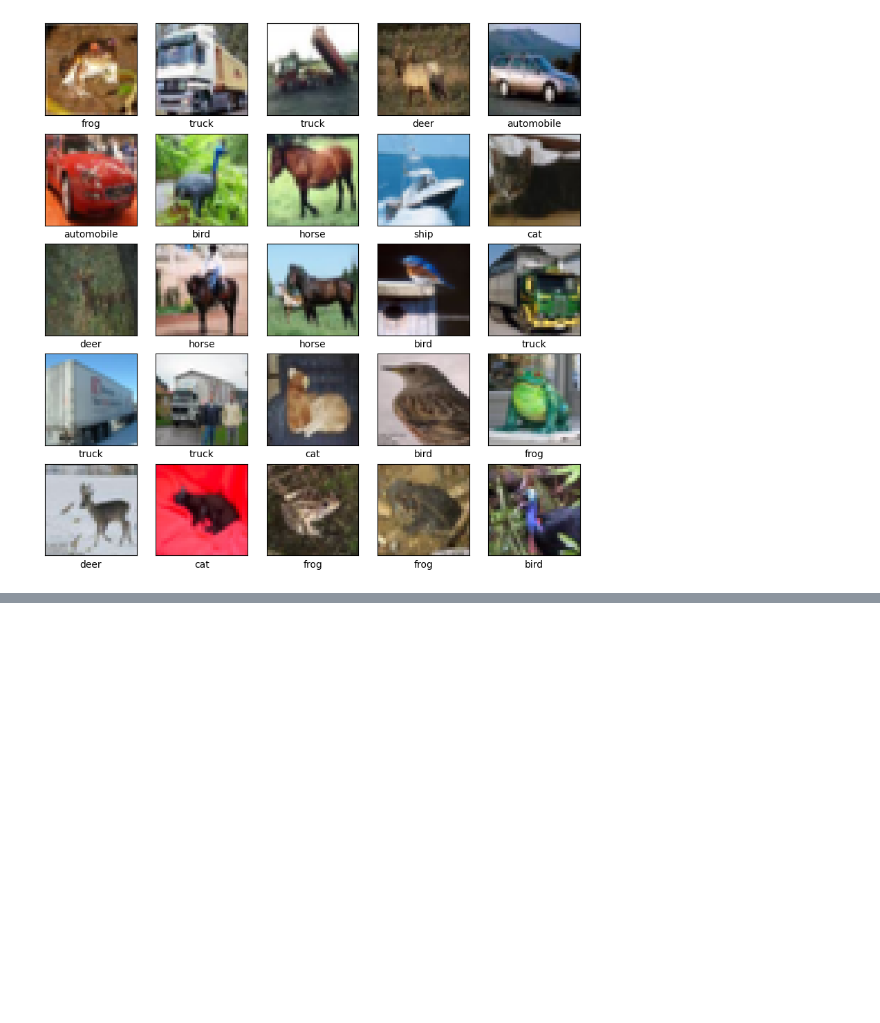
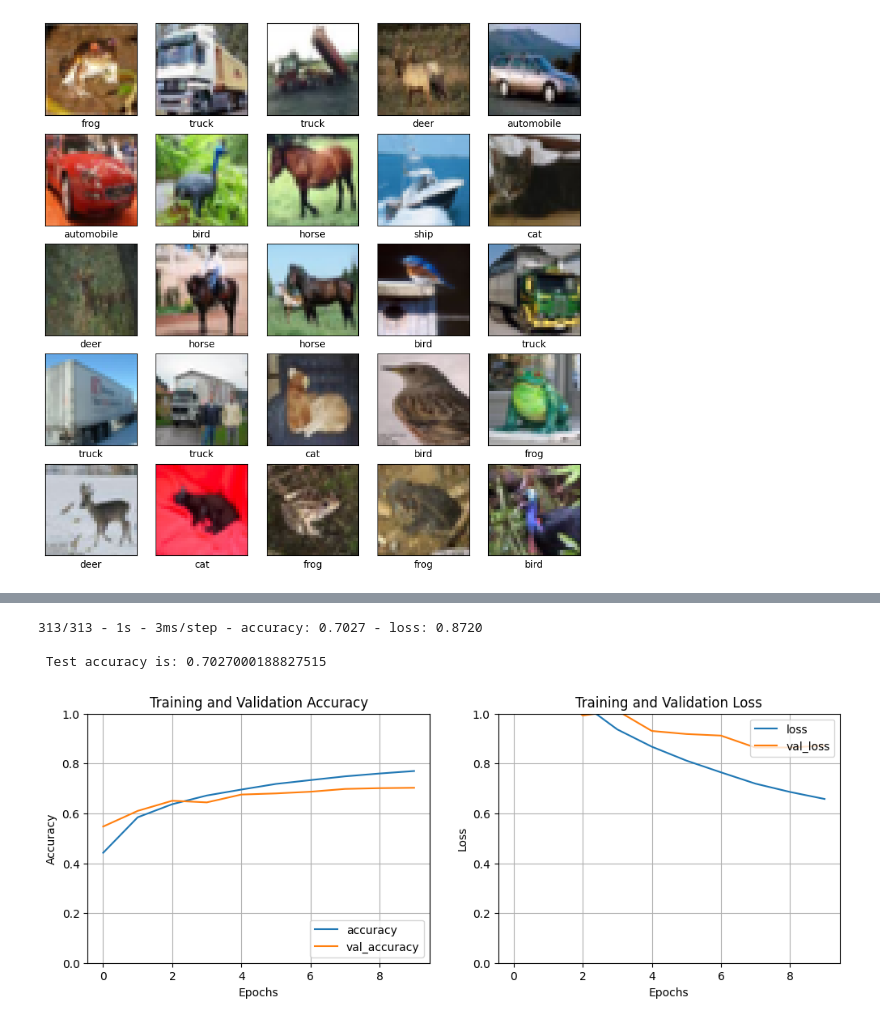
Before and after one commit to Piyushthourani/Image-Classifier-project, a Jupyter notebook: Image_classifier.ipynb, the cells around one changed output, grey strips where cells are left out. Drawn from its saved outputs; the diff is of its cells as text; code cells hidden in the pictures; blank space fills up the shorter version.

Commit message:
Trained model and calculate performance

```diff
--- a/Image_classifier.ipynb
+++ b/Image_classifier.ipynb
@@ -80,3 +80,7 @@ Model: "sequential_1"
 
 model.compile(optimizer='adam', loss=tf.keras.losses.SparseCategoricalCrossentropy(from_logits=True),
               metrics=['accuracy'])
+# %%
+# Step 9: Training the CNN model.
+
+history = model.fit(train_images, train_labels, epochs=10, validation_data=(test_images, test_labels))
@@ -82,0 +108,38 @@ model.compile(optimizer='adam', loss=tf.keras.losses.SparseCategoricalCrossentro
+# %%
+# Step 10: Evaluating the performance of the CNN model.
+
+test_loss, test_acc = model.evaluate(test_images, test_labels, verbose=2)
+print(f'\n Test accuracy is: {test_acc}')
+# %% [output]
+313/313 - 1s - 3ms/step - accuracy: 0.7027 - loss: 0.8720
+
+ Test accuracy is: 0.7027000188827515
+# %%
+# Step 11: Plotting the training and validation accuracy and loss values.
+
+
+plt.figure(figsize=(12,4))
+
+plt.subplot(1,2,1)
+plt.plot(history.history['accuracy'], label='accuracy')
+plt.plot(history.history['val_accuracy'], label='val_accuracy')
+plt.xlabel('Epochs')
+plt.ylabel('Accuracy')
+plt.ylim([0,1])
+plt.legend(loc='lower right')
+plt.title('Training and Validation Accuracy')
+plt.grid()
+
+plt.subplot(1,2,2)
+plt.plot(history.history['loss'], label='loss')
+plt.plot(history.history['val_loss'], label='val_loss')
+plt.xlabel('Epochs')
+plt.ylabel('Loss')
+plt.ylim([0,1])
+plt.legend(loc='upper right')
+plt.title('Training and Validation Loss')
+plt.grid()
+
+plt.show()
+# %% [output]
+[figure, added]
```
Also changed, not shown: parts of 3 cells of this notebook.
